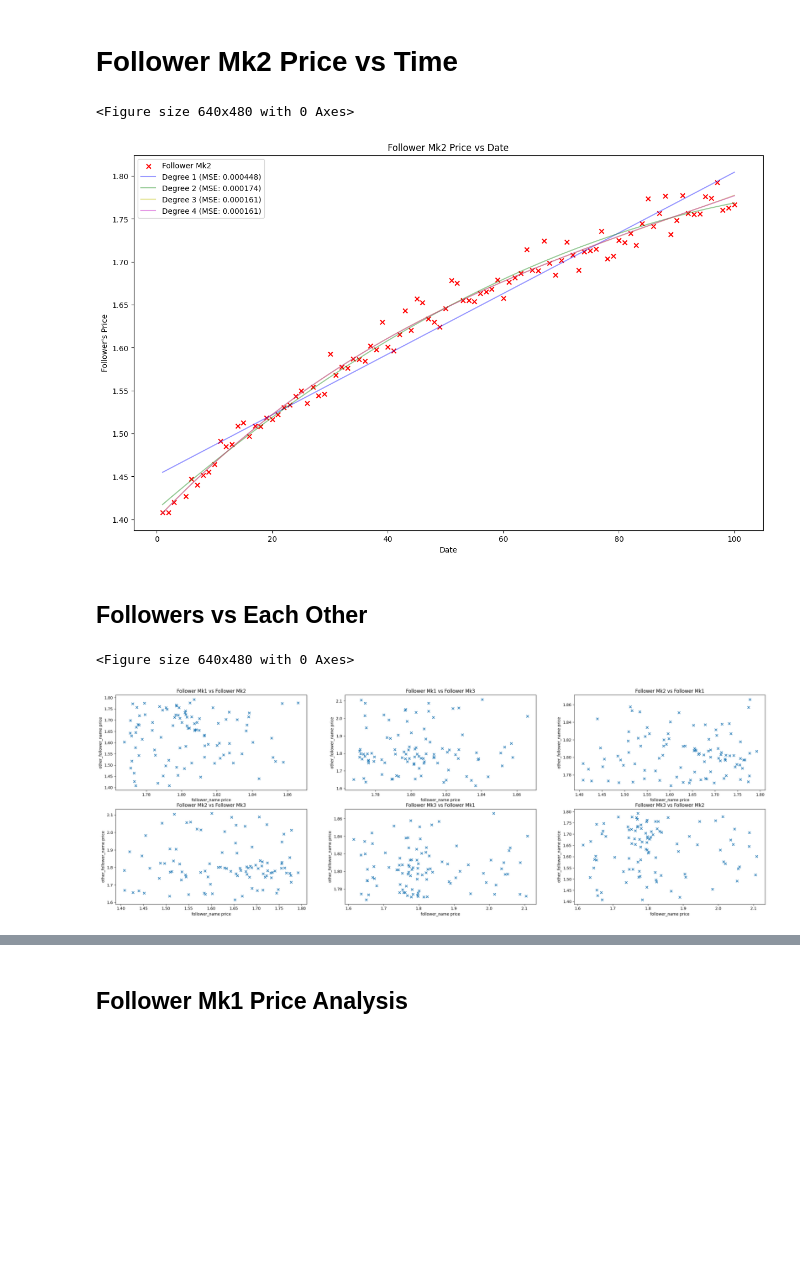
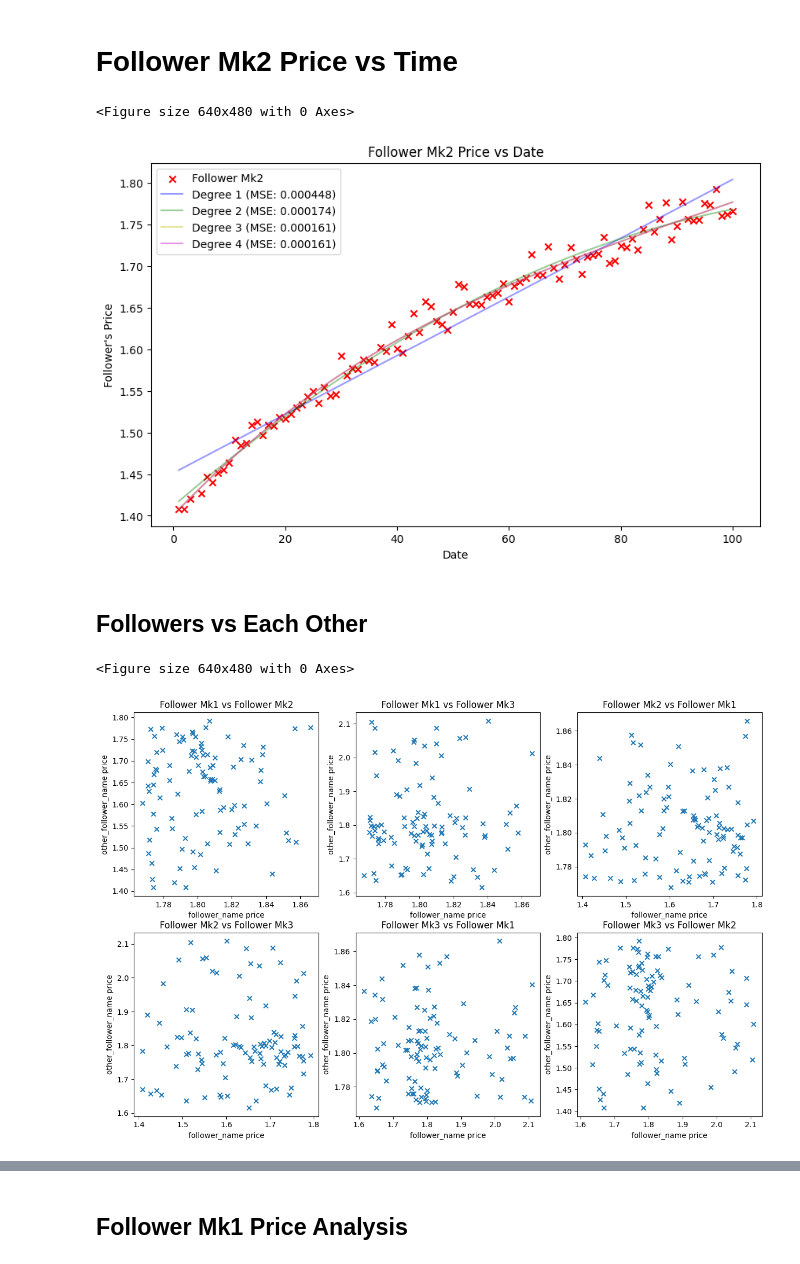
Before and after one commit to TroubledBagels/CGT_CWK, a Jupyter notebook: data_exploration.ipynb, the cells around one changed output, grey strips where cells are left out. Saved outputs shown, nothing was run; the diff lists cells and outputs as text; code cells hidden in the pictures; blank space fills up the shorter version.

```diff
--- a/data_exploration.ipynb
+++ b/data_exploration.ipynb
@@ -350,7 +342,7 @@ plt.show()
 import numpy as np
 
 plt.clf()
-plt.figure(figsize=(15, 9))
+plt.figure(figsize=(10, 6))
 
 x = f2m["Date"]
 y = f2m["Follower's Price"]
@@ -369,37 +361,40 @@ plt.xlabel("Date")
 plt.ylabel("Follower's Price")
 plt.title("Follower Mk2 Price vs Date")
 plt.legend()
+plt.savefig('./follower_mk2_price_vs_date.png')
 plt.show()
 # %% [output]
 <Figure size 640x480 with 0 Axes>
-[figure, old version]
+[figure, new version]
 # %% [markdown]
 ## Followers vs Each Other
 # %%
 # plot each follower's price against the every other follower's price
 plt.clf()
-plt.figure(figsize=(30, 15))
+plt.figure(figsize=(15, 15))
 
 
 followers = [f1m, f2m, f3m]
 follower_names = ['Follower Mk1', 'Follower Mk2', 'Follower Mk3']
 
 plot_no = 1
 for i, (follower, follower_name) in enumerate(zip(followers, follower_names)):
     for j, (other_follower, other_follower_name) in enumerate(zip(followers, follower_names)):
         if follower_name == other_follower_name:
             continue
 
         x = follower["Follower's Price"]
         y = other_follower["Follower's Price"]
 
         plt.subplot(3, 3, plot_no)
         plt.scatter(x, y, marker='x', label=f'{follower_name} vs {other_follower_name}')
         plt.xlabel(f'follower_name price')
         plt.ylabel(f'other_follower_name price')
         plt.title(f'{follower_name} vs {other_follower_name}')
 
         plot_no += 1
+
+plt.savefig('follower_price_comparisons.png')
 # %% [output]
 <Figure size 640x480 with 0 Axes>
-[figure, old version]
+[figure, new version]
```
Also changed, not shown: parts of 15 cells of this notebook, 7 other files.
